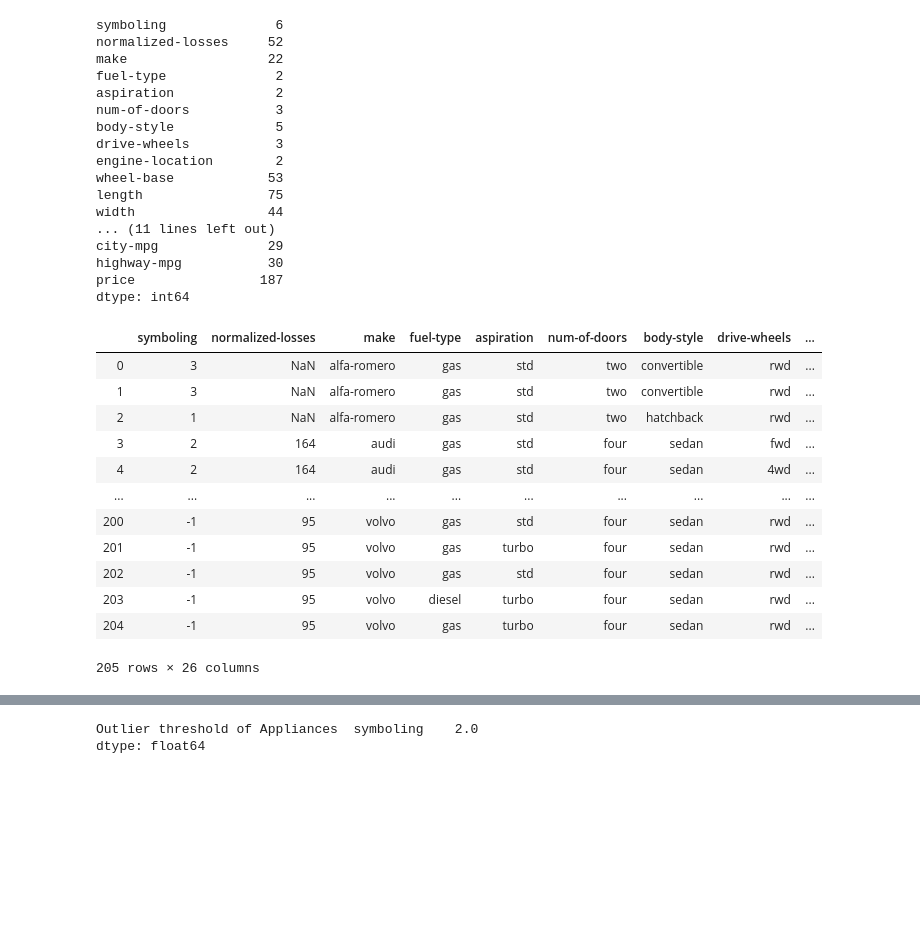
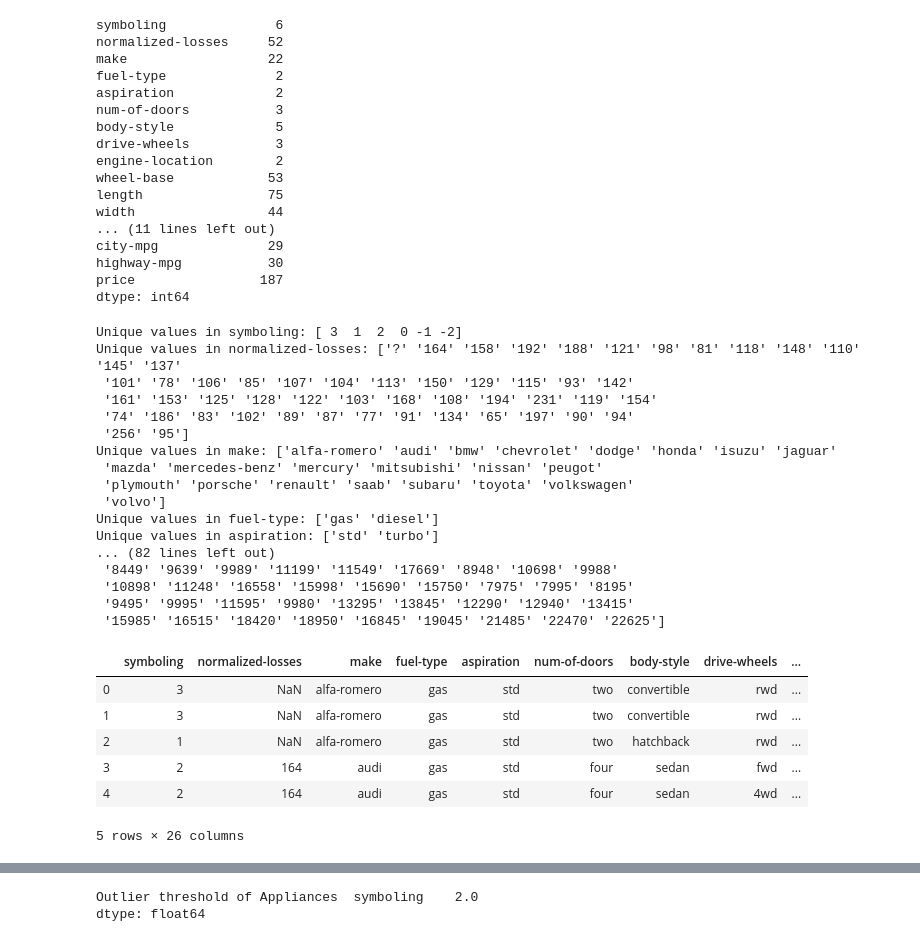
Before and after one commit to roshmitha/Automobile-Data-Set, a Jupyter notebook: notebooks/automobile.ipynb, the cells around one changed output, grey strips where cells are left out. Drawn from its saved outputs; the diff is of its cells as text; code cells hidden in the pictures; blank space fills up the shorter version.

```diff
--- a/notebooks/Untitled.ipynb
+++ b/notebooks/automobile.ipynb
@@ -106,20 +126,37 @@ city-mpg              29
 highway-mpg           30
 price                187
 dtype: int64
+# %%
+for col in raw_df:
+  print(f"Unique values in {col}: {raw_df[col].unique()}")
+# %% [output]
+Unique values in symboling: [ 3  1  2  0 -1 -2]
+Unique values in normalized-losses: ['?' '164' '158' '192' '188' '121' '98' '81' '118' '148' '110' '145' '137'
+ '101' '78' '106' '85' '107' '104' '113' '150' '129' '115' '93' '142'
+ '161' '153' '125' '128' '122' '103' '168' '108' '194' '231' '119' '154'
+ '74' '186' '83' '102' '89' '87' '77' '91' '134' '65' '197' '90' '94'
+ '256' '95']
+Unique values in make: ['alfa-romero' 'audi' 'bmw' 'chevrolet' 'dodge' 'honda' 'isuzu' 'jaguar'
+ 'mazda' 'mercedes-benz' 'mercury' 'mitsubishi' 'nissan' 'peugot'
+ 'plymouth' 'porsche' 'renault' 'saab' 'subaru' 'toyota' 'volkswagen'
+ 'volvo']
+Unique values in fuel-type: ['gas' 'diesel']
+Unique values in aspiration: ['std' 'turbo']
+... (82 lines left out)
+ '8449' '9639' '9989' '11199' '11549' '17669' '8948' '10698' '9988'
+ '10898' '11248' '16558' '15998' '15690' '15750' '7975' '7995' '8195'
+ '9495' '9995' '11595' '9980' '13295' '13845' '12290' '12940' '13415'
+ '15985' '16515' '18420' '18950' '16845' '19045' '21485' '22470' '22625']
 # %%
 #Replace with NaN
-raw_df.replace("?","NaN")
+raw_df = raw_df.replace("?",np.nan)
-# %% [output]
-|  | symboling | normalized-losses | make | fuel-type | aspiration | num-of-doors | body-style | drive-wheels | ... |
-| 0 | 3 | NaN | alfa-romero | gas | std | two | convertible | rwd | ... |
-| 1 | 3 | NaN | alfa-romero | gas | std | two | convertible | rwd | ... |
-| 2 | 1 | NaN | alfa-romero | gas | std | two | hatchback | rwd | ... |
-| 3 | 2 | 164 | audi | gas | std | four | sedan | fwd | ... |
-| 4 | 2 | 164 | audi | gas | std | four | sedan | 4wd | ... |
-| ... | ... | ... | ... | ... | ... | ... | ... | ... | ... |
-| 200 | -1 | 95 | volvo | gas | std | four | sedan | rwd | ... |
-| 201 | -1 | 95 | volvo | gas | turbo | four | sedan | rwd | ... |
-| 202 | -1 | 95 | volvo | gas | std | four | sedan | rwd | ... |
-| 203 | -1 | 95 | volvo | diesel | turbo | four | sedan | rwd | ... |
-| 204 | -1 | 95 | volvo | gas | turbo | four | sedan | rwd | ... |
-205 rows × 26 columns
+# %%
+raw_df.head()
+# %% [output]
+|  | symboling | normalized-losses | make | fuel-type | aspiration | num-of-doors | body-style | drive-wheels | ... |
+| 0 | 3 | NaN | alfa-romero | gas | std | two | convertible | rwd | ... |
+| 1 | 3 | NaN | alfa-romero | gas | std | two | convertible | rwd | ... |
+| 2 | 1 | NaN | alfa-romero | gas | std | two | hatchback | rwd | ... |
+| 3 | 2 | 164 | audi | gas | std | four | sedan | fwd | ... |
+| 4 | 2 | 164 | audi | gas | std | four | sedan | 4wd | ... |
+5 rows × 26 columns
```
Also changed, not shown: parts of 13 cells of this notebook.
